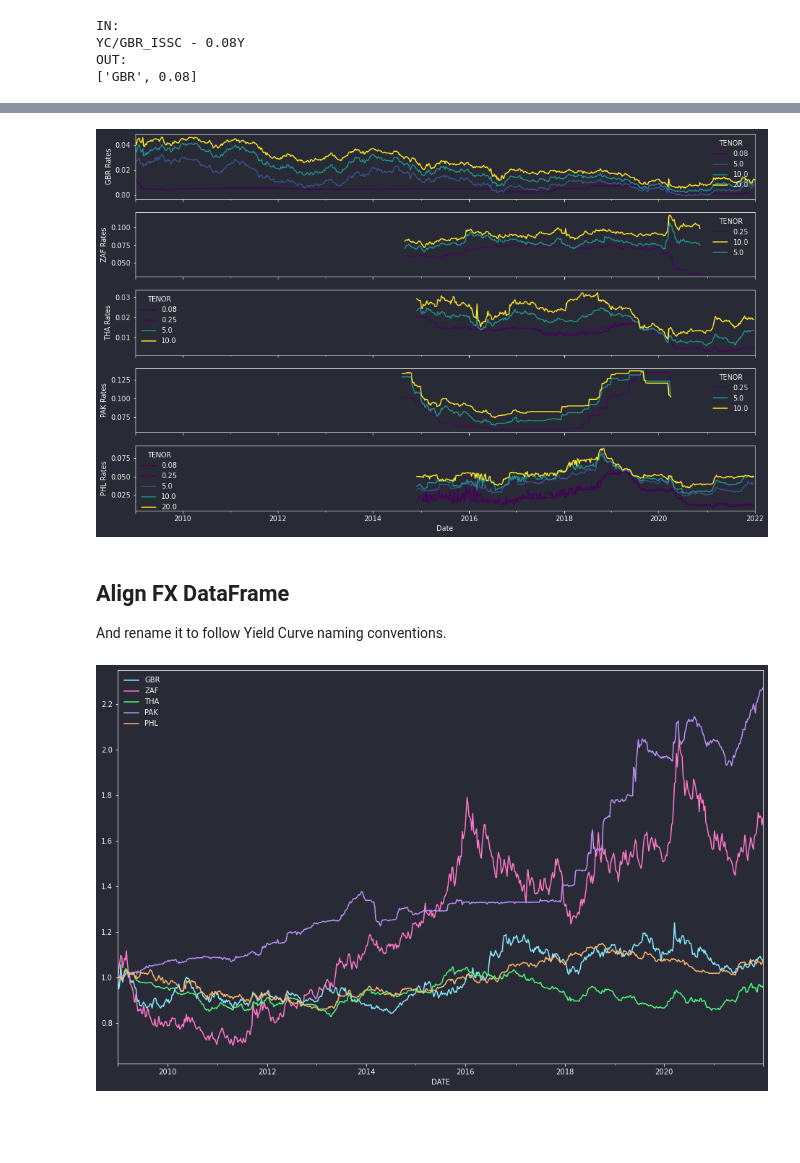
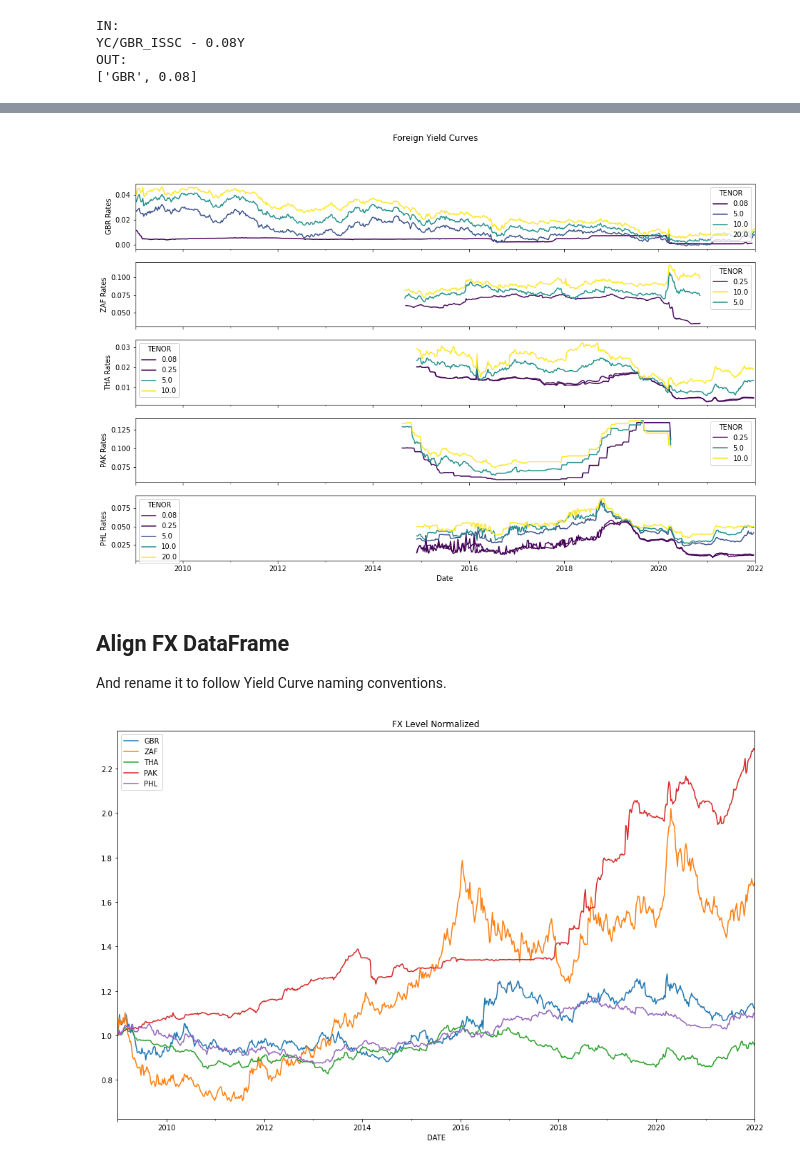
Before and after one commit to philipwlee/regquant, a Jupyter notebook: hw5_fx_carry/hw5_fx_carry_philip_lee_12129240.ipynb, the cells around one changed output, grey strips where cells are left out. Drawn from its saved outputs; the diff is of its cells as text; code cells hidden in the pictures; blank space fills up the shorter version.

```diff
--- a/hw5_fx_carry/hw5_fx_carry_philip_lee_12129240.ipynb
+++ b/hw5_fx_carry/hw5_fx_carry_philip_lee_12129240.ipynb
@@ -7,7 +7,8 @@ import matplotlib.pyplot as plt
 from matplotlib import cm
 from matplotlib.lines import Line2D
 plt.rcParams["figure.figsize"] = (16,10)
-plt.style.use("~/.dracula.mplstyle")
+# plt.style.use("~/.dracula.mplstyle")
+import seaborn as sns
 import quandl
 import functools, re
 import statsmodels.api as sm
@@ -20,6 +21,7 @@ if parent_path not in sys.path:
     sys.path.append(parent_path)
 from common.config import QUANDL_API_KEY  # If you are not Philip, you don't have config
                                           # unless you make your own.
+from common.functions import portstats_bm
 
 quandl.ApiConfig.api_key = QUANDL_API_KEY # Replace with your API key if running.
 # %%
@@ -118,16 +129,17 @@ zeros.index = cou.index
 # %%
 curr = cou.columns.get_level_values(0).unique()
 fig, axs = plt.subplots(len(curr), sharex=True)
 
 for i, c in enumerate(curr):
     to_plot = cou[c]
     to_plot = to_plot[[c for c in to_plot.columns if c in [0.08, 0.25, 5, 10, 20]]]
     to_plot.plot(ax=axs[i], color=cm.viridis(to_plot.columns / max(to_plot.columns)))
     axs[i].set_ylabel(f"{c} Rates")
 
+plt.suptitle("Foreign Yield Curves")
 plt.show()
 # %% [output]
-[figure, old version]
+[figure, new version]
 # %% [markdown]
 ## Align FX DataFrame
 
@@ -140,11 +152,12 @@ fx = fx_raw.resample("W-Fri").last()
 # %%
-to_plot = fx#.iloc[:,0:]
+to_plot = fx
 to_plot /= to_plot.iloc[0,:]
 to_plot.plot()
 plt.legend(COUNTRIES[1:])
+plt.title("FX Level Normalized")
 plt.show()
 # %% [output]
-[figure, old version]
+[figure, new version]
 # %%
 class FXCarry:
 
```
Also changed, not shown: parts of 21 cells of this notebook.
